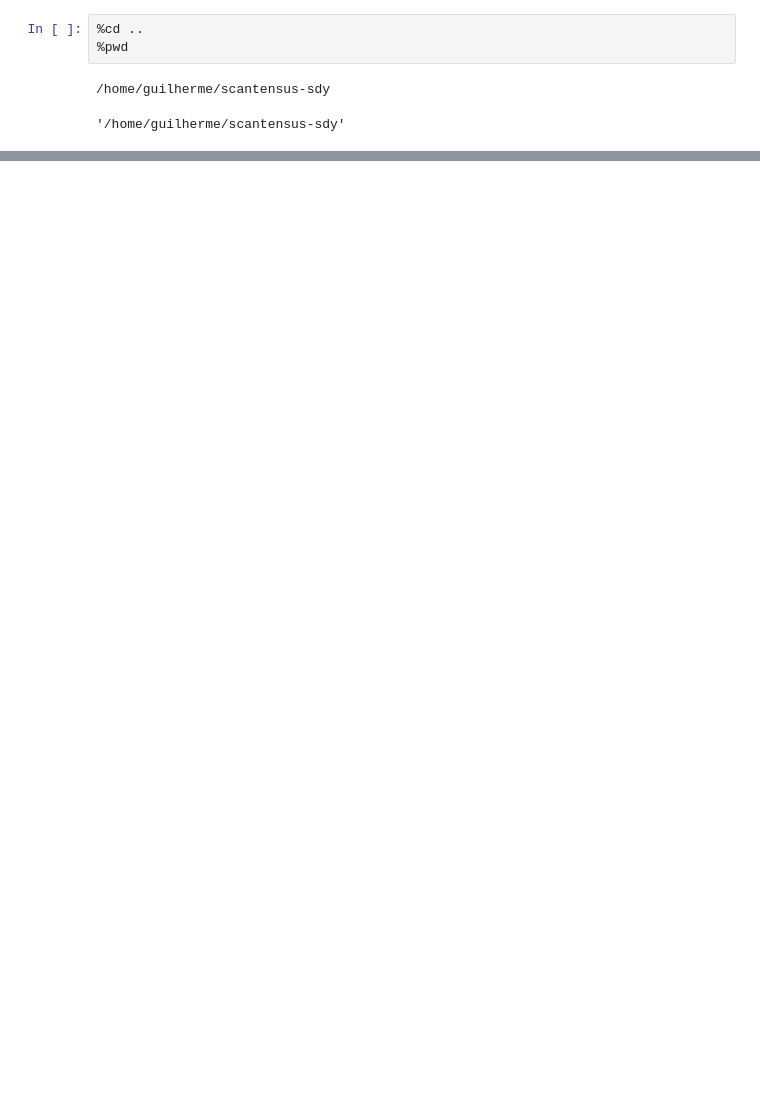
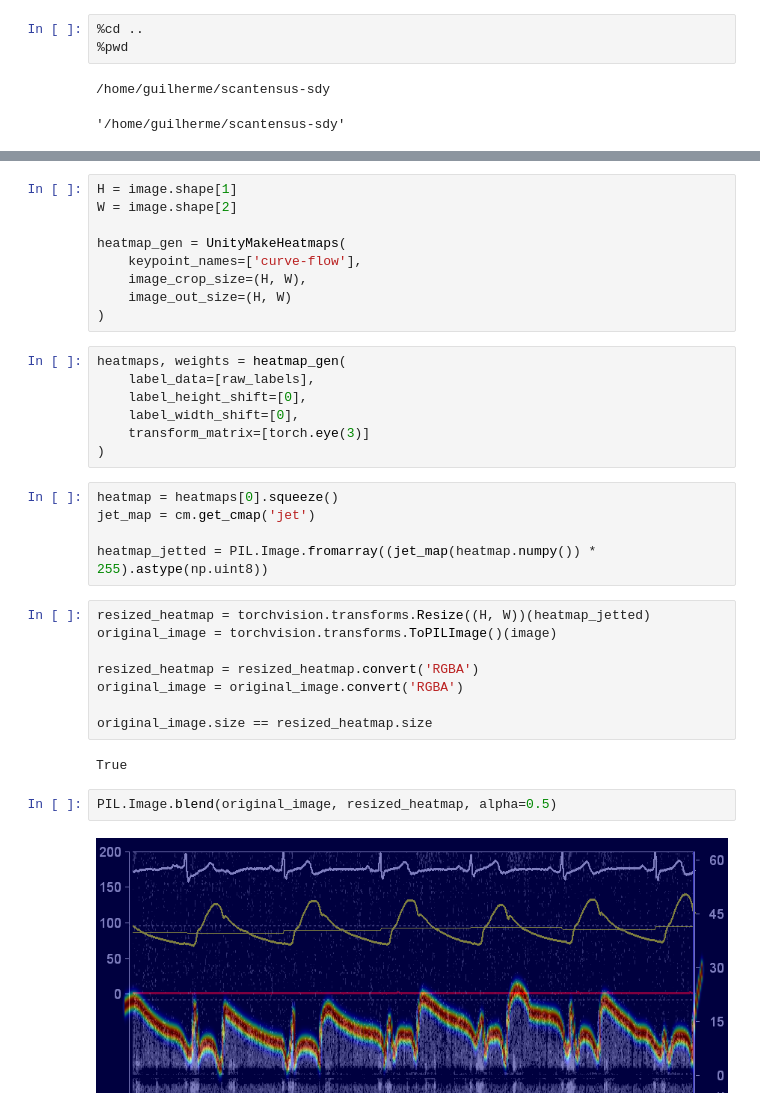
Before and after one commit to mshunshin/scantensus-sdy, a Jupyter notebook: experiments/fetch_labels.ipynb, the cells around one changed output, grey strips where cells are left out. Cells and saved outputs as stored; diff of their text form; blank space fills up the shorter version.

Commit message:
(feat) heatmap generation is working!

```diff
--- a/experiments/fetch_labels.ipynb
+++ b/experiments/fetch_labels.ipynb
@@ -15,0 +78,35 @@ ValueError: The default Firebase app already exists. This means you called initi
+# %%
+H = image.shape[1]
+W = image.shape[2]
+
+heatmap_gen = UnityMakeHeatmaps(
+    keypoint_names=['curve-flow'],
+    image_crop_size=(H, W),
+    image_out_size=(H, W)
+)
+# %%
+heatmaps, weights = heatmap_gen(
+    label_data=[raw_labels],
+    label_height_shift=[0],
+    label_width_shift=[0],
+    transform_matrix=[torch.eye(3)]
+)
+# %%
+heatmap = heatmaps[0].squeeze()
+jet_map = cm.get_cmap('jet')
+
+heatmap_jetted = PIL.Image.fromarray((jet_map(heatmap.numpy()) * 255).astype(np.uint8))
+# %%
+resized_heatmap = torchvision.transforms.Resize((H, W))(heatmap_jetted)
+original_image = torchvision.transforms.ToPILImage()(image)
+
+resized_heatmap = resized_heatmap.convert('RGBA')
+original_image = original_image.convert('RGBA')
+
+original_image.size == resized_heatmap.size
+# %% [output]
+True
+# %%
+PIL.Image.blend(original_image, resized_heatmap, alpha=0.5)
+# %% [output]
+[figure, added]
```
Also changed, not shown: parts of 4 cells of this notebook, 5 other files.
